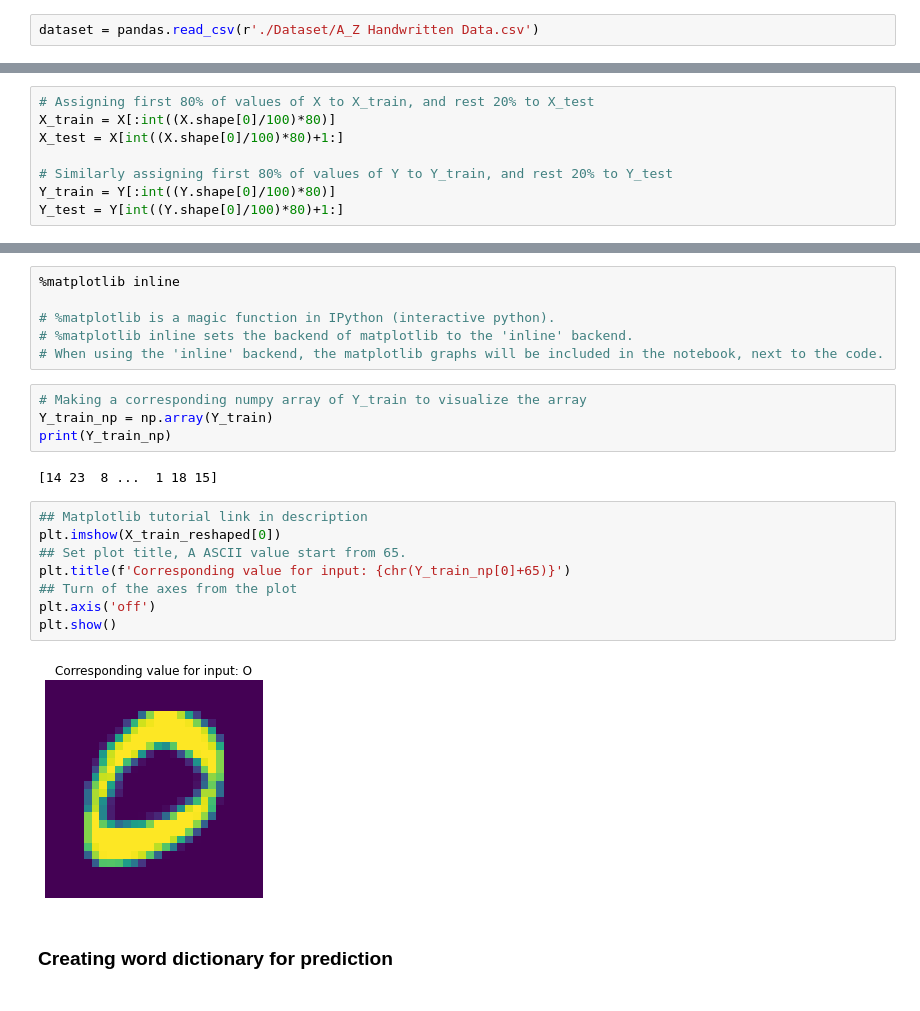
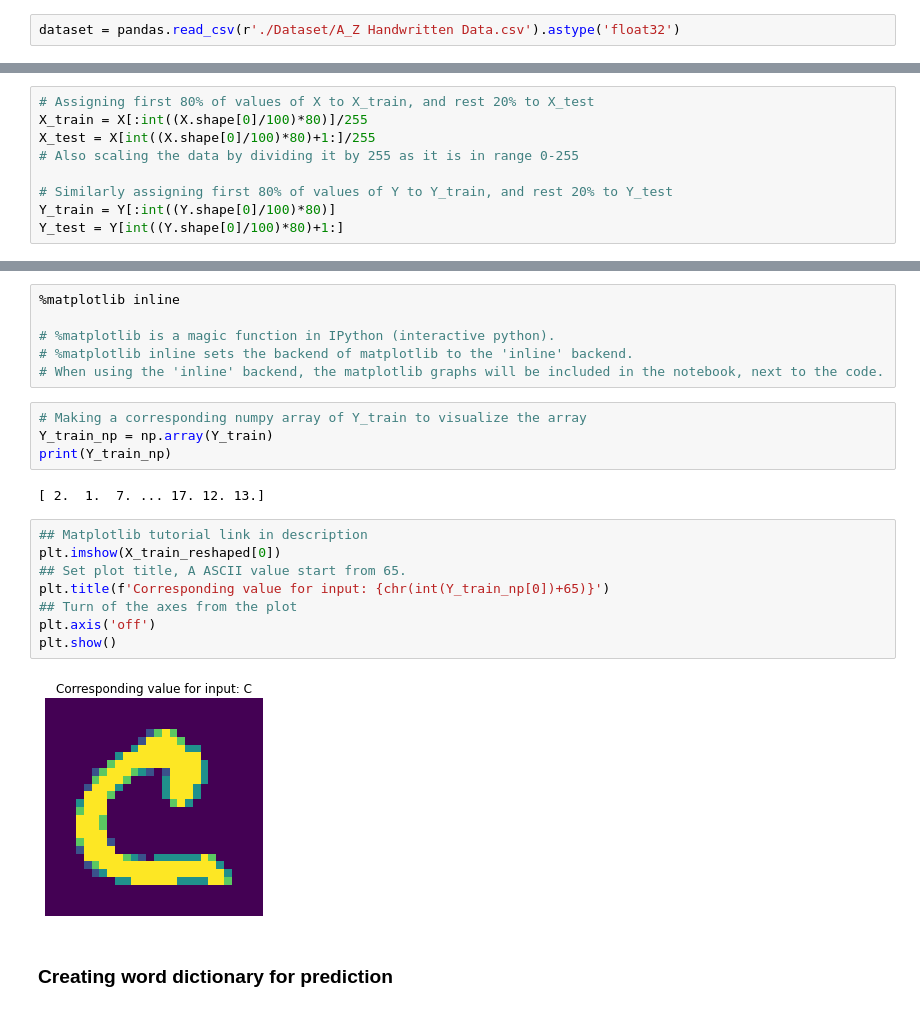
Before and after one commit to Kunnaal/Minor-Project, a Jupyter notebook: alphabet_recognition.ipynb, the cells around one changed output, grey strips where cells are left out. Drawn from its saved outputs; the diff is of its cells as text.

```diff
--- a/alphabet_recognition.ipynb
+++ b/alphabet_recognition.ipynb
@@ -33,7 +33,7 @@ from sklearn.model_selection import train_test_split
 # %% [markdown]
 Using pandas to read the dataset we have stored in csv format (download link in end cell with resources)
 # %%
-dataset = pandas.read_csv(r'./Dataset/A_Z Handwritten Data.csv')
+dataset = pandas.read_csv(r'./Dataset/A_Z Handwritten Data.csv').astype('float32')
 # %% [markdown]
 Visualizing few values of dataset using pandas **.head()** method
 # %%
@@ -94,8 +94,9 @@ Y = dataset['0']
 In ML, we split data in ratios to first train our model/network, and then test the model with different set of data to check on how much accurate our model is to predict classes. This can only be done in supervised learning as we have the values to our inputs only in supervised dataset. The ratio is generally kept 80-20, 80% for train and 20% for test.
 # %%
 # Assigning first 80% of values of X to X_train, and rest 20% to X_test
-X_train = X[:int((X.shape[0]/100)*80)]
-X_test = X[int((X.shape[0]/100)*80)+1:]
+X_train = X[:int((X.shape[0]/100)*80)]/255
+X_test = X[int((X.shape[0]/100)*80)+1:]/255
+# Also scaling the data by dividing it by 255 as it is in range 0-255
 
 # Similarly assigning first 80% of values of Y to Y_train, and rest 20% to Y_test
 Y_train = Y[:int((Y.shape[0]/100)*80)]
@@ -138,17 +139,17 @@ We have reshaped the columns of the test data to be 28x28 from 784 which can be
 Y_train_np = np.array(Y_train)
 print(Y_train_np)
 # %% [output]
-[14 23  8 ...  1 18 15]
+[ 2.  1.  7. ... 17. 12. 13.]
 # %%
 ## Matplotlib tutorial link in description
 plt.imshow(X_train_reshaped[0])
 ## Set plot title, A ASCII value start from 65.
-plt.title(f'Corresponding value for input: {chr(Y_train_np[0]+65)}')
+plt.title(f'Corresponding value for input: {chr(int(Y_train_np[0])+65)}')
 ## Turn of the axes from the plot
 plt.axis('off')
 plt.show()
 # %% [output]
-[figure, old version]
+[figure, new version]
 # %% [markdown]
 ### Creating word dictionary for prediction
 # %%
```
Also changed, not shown: parts of 18 cells of this notebook.
